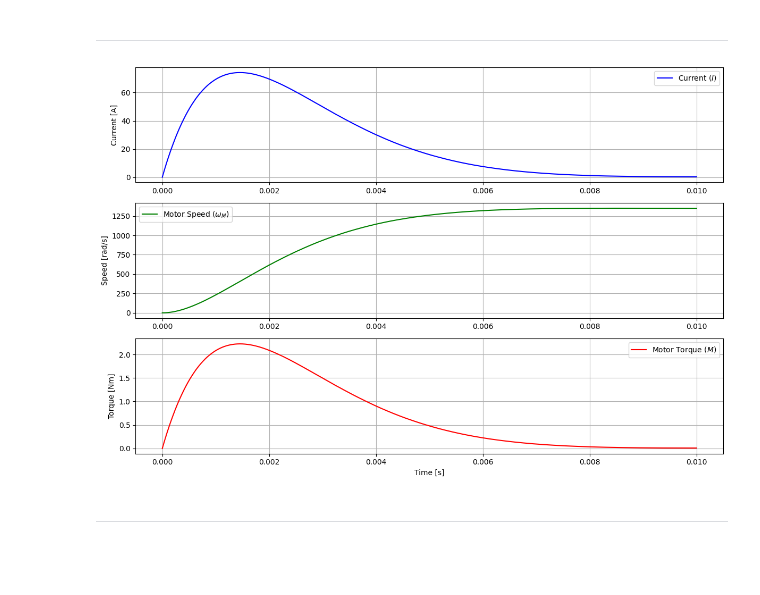
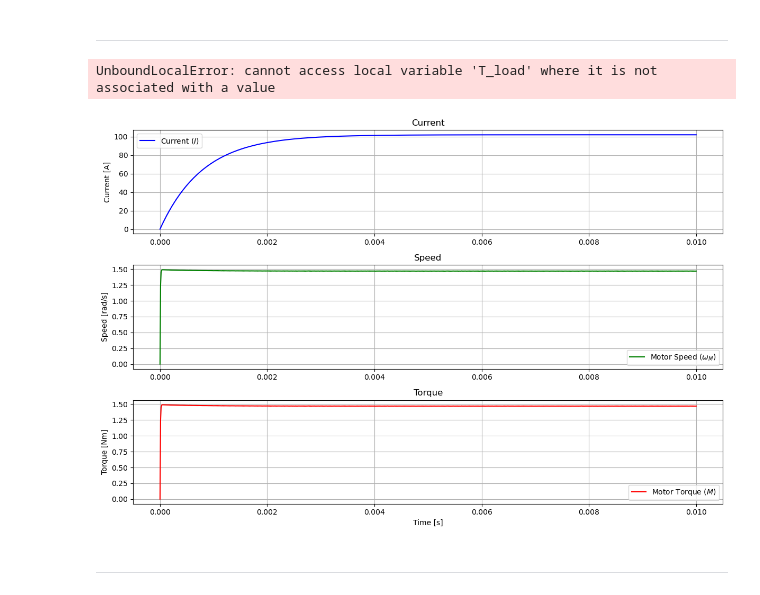
Before and after one commit to whichspaceiam/Computational_Bionics, a Jupyter notebook: Exercise_1/Task-2/Task2.ipynb, the cells around one changed output. Cells and saved outputs as stored; diff of their text form; code cells hidden in the pictures; blank space fills up the shorter version.

```diff
--- a/Exercise_1/Task-2/Task2.ipynb
+++ b/Exercise_1/Task-2/Task2.ipynb
@@ -122,7 +123,12 @@ J = 5.6e-6 # kgm^2
 i_G = 60
 eta_G = 0.85
 
-T_ext = 1 # Nm
+filename = 'gait_data.xls'
+gait_data = pd.read_excel(filename, engine='xlrd')
+m_body = 100 # kg
+MX_H = np.array(gait_data["MX_H[Nm/kg]"]) * m_body
+
+T_ext = 75 # Nm
 # %%
 # dynamic model equations
 def motor_model(t, y):
@@ -140,50 +146,81 @@ def motor_model(t, y):
+# %%
+# Dynamic model equations
+def motor_model_2(t, y):
+    I, omega_m, M = y  # States: current (I), motor speed (omega_m), motor torque (M)
+
+    # Motor speed based on torque (M = k_M * I)
+    omega_M = M / k_M if k_M != 0 else 0  # Avoid division by zero
+
+    # Current dynamics
+    dI_dt = (1 / L) * (U - R * I - omega_M / k_n)
+
+    domega_m_dt = (1 / J) * (M - T_load)
+
+    # Mechanical torque dynamics
+    T_load = T_ext / (i_G * eta_G)
+    dM_dt = k_M * dI_dt - (1 / J) * (M - T_load)
+
+    return [dI_dt, domega_m_dt, dM_dt]
 # %%
 # Initial conditions
 I0 = 0
+M0 = 0
 omega_M0 = 0
 y0 = [I0, omega_M0]
+
+y02 = [I0, omega_M0, M0]
 
 # Time span
 t_span = [0, 0.01]
 t_eval = np.linspace(t_span[0], t_span[1], 1000)
 
 # Solve ODE
-sol = solve_ivp(motor_model, t_span, y0, t_eval=t_eval, method='RK45')
+# sol = solve_ivp(motor_model, t_span, y0, t_eval=t_eval, method='RK45')
+sol = solve_ivp(motor_model_2, t_span, y02, t_eval=t_eval, method='RK45')
+# %% [output]
+UnboundLocalError: cannot access local variable 'T_load' where it is not associated with a value
 # %%
 # Extract results
 t = sol.t
 I = sol.y[0] # Motor current [A]
 omega_M = sol.y[1] # Motor speed [rad/s]
-M = k_M * I # Motor torque [Nm]
+#M = k_M * I # Motor torque [Nm]
+M = sol.y[1] # Motor torque [Nm]
+
+# omega_M = M / k_M # Motor speed [rad/s]
 # %%
 # Plot results
 # Current plot
 plt.figure(figsize=(12, 8))
 
 plt.subplot(3, 1, 1)
 plt.plot(t, I, label=r"Current ($I$)", color='b')
 plt.ylabel("Current [A]")
 plt.grid()
+plt.title("Current")
 plt.legend()
 
 # Speed plot
 plt.subplot(3, 1, 2)
 plt.plot(t, omega_M, label=r"Motor Speed ($\omega_M$)", color='g')
 plt.ylabel("Speed [rad/s]")
 plt.grid()
+plt.title("Speed")
 plt.legend()
 
 # Torque plot
 plt.subplot(3, 1, 3)
 plt.plot(t, M, label=r"Motor Torque ($M$)", color='r')
 plt.ylabel("Torque [Nm]")
 plt.xlabel("Time [s]")
 plt.grid()
+plt.title("Torque")
 plt.legend()
+
 
 plt.tight_layout()
 plt.show()
 # %% [output]
-[figure, old version]
+[figure, new version]
 # %% [markdown]
 -------------------------------
```
Also changed, not shown: parts of 7 cells of this notebook, 6 other files.
